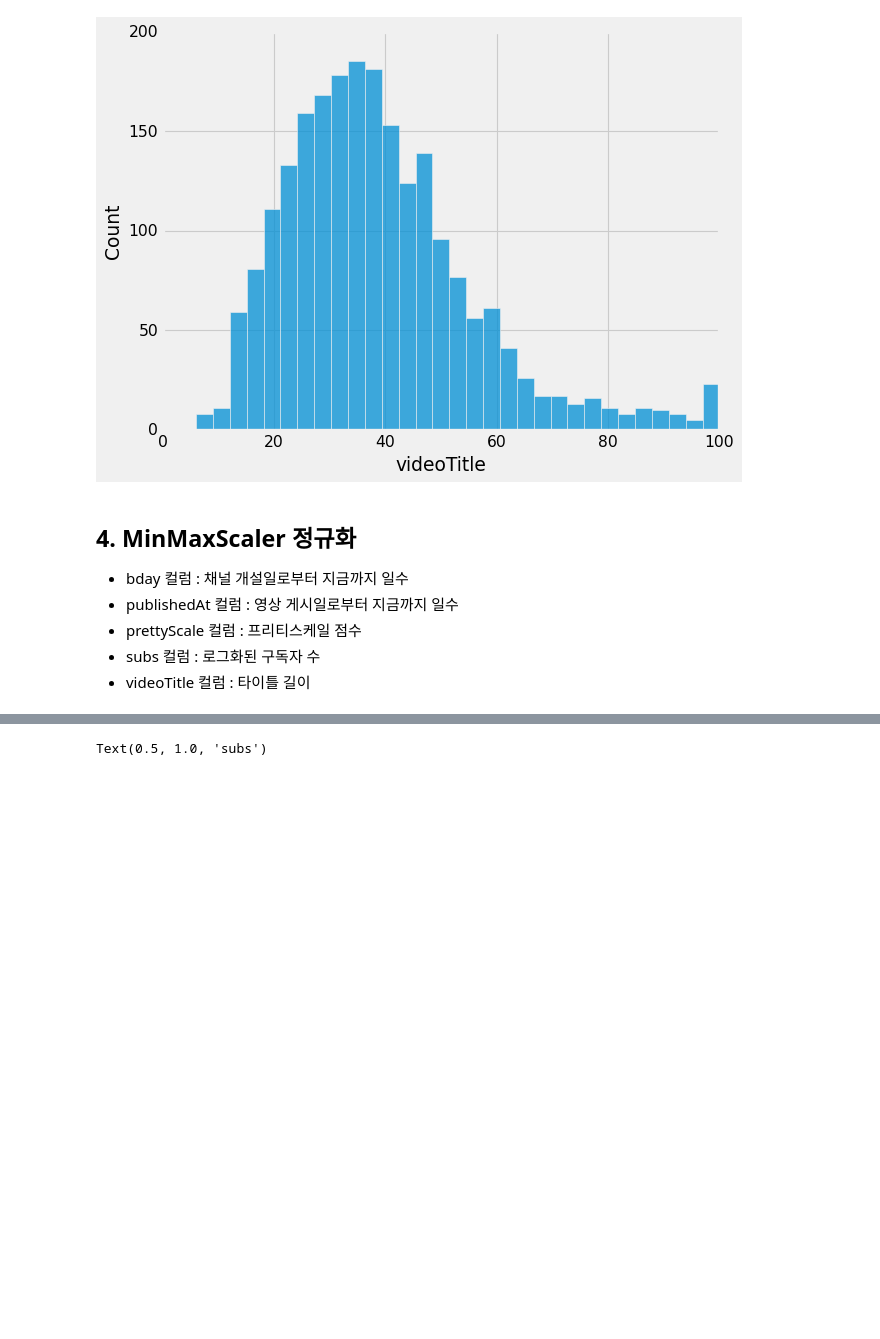
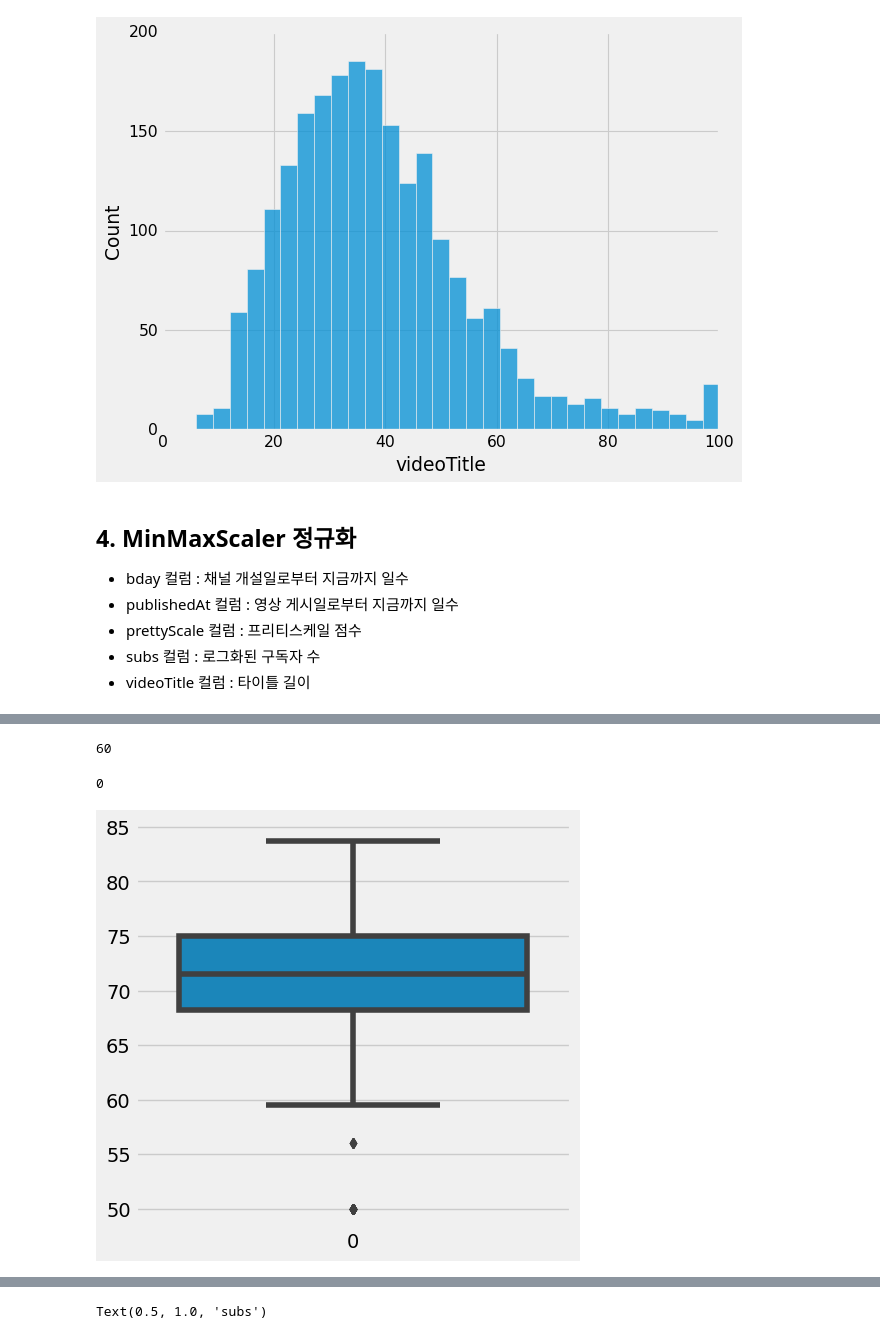
Before and after one commit to surisurikim/beauty_shorts_ads, a Jupyter notebook: code_02_Preprocess/preprocess_01_meta.ipynb, the cells around one changed output, grey strips where cells are left out. Cells and saved outputs as stored; diff of their text form; code cells hidden in the pictures; blank space fills up the shorter version.

```diff
--- a/code_02_Preprocess/preprocess_01_meta.ipynb
+++ b/code_02_Preprocess/preprocess_01_meta.ipynb
@@ -244,0 +269,14 @@ sns.histplot(data['videoTitle'])
+# %%
+len(outliers_tag_index_down)
+# %% [output]
+60
+# %%
+len(outliers_tag_index_up)
+# %% [output]
+0
+# %%
+plt.figure(figsize = (5,5))
+sns.boxplot(df['prettyScale'])
+plt.show()
+# %% [output]
+[figure, added]
```
Also changed, not shown: parts of 8 cells of this notebook, 7 other files.
